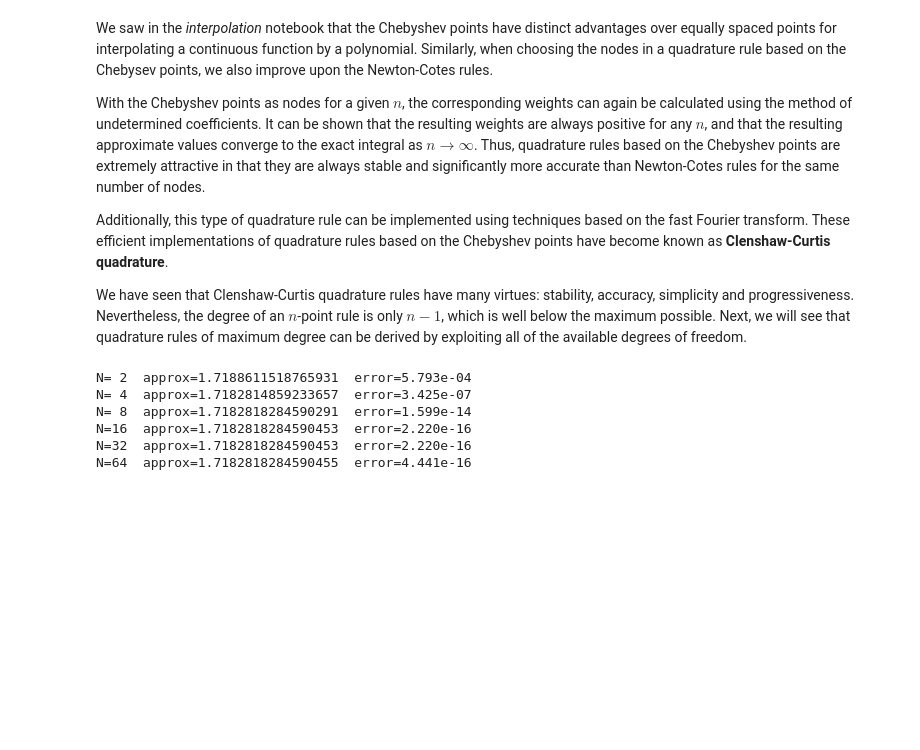
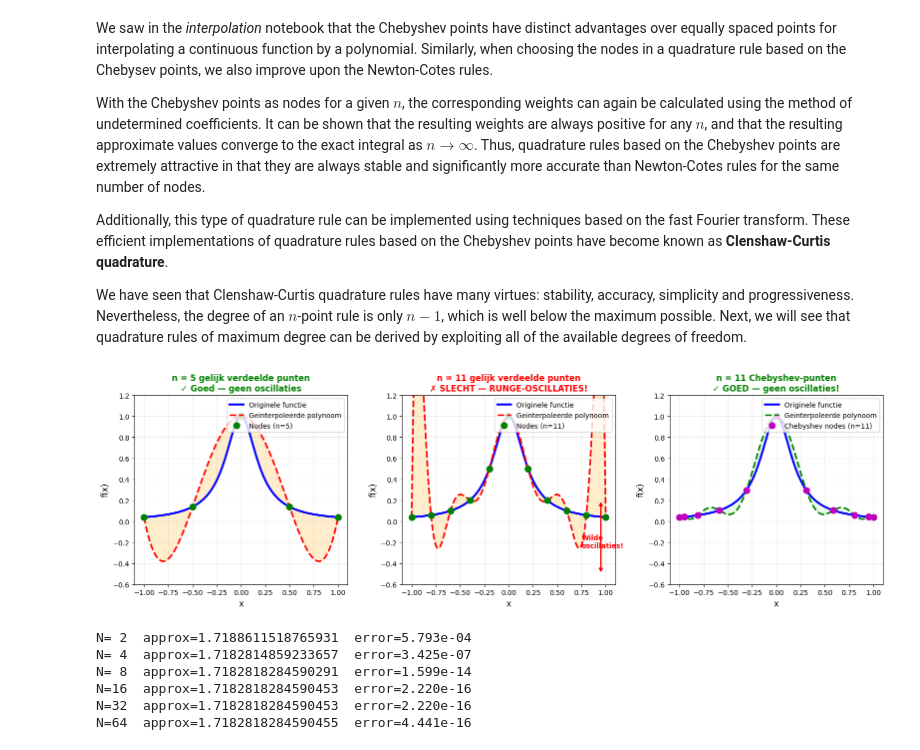
Before and after one commit to trcools/2e-bachelor-Fysica, a Jupyter notebook: Py4sci/notebooks/integration_differentiation.ipynb, the cells around one changed output. Saved outputs shown, nothing was run; the diff lists cells and outputs as text; code cells hidden in the pictures; blank space fills up the shorter version.

```diff
--- a/Py4sci/notebooks/integration_differentiation.ipynb
+++ b/Py4sci/notebooks/integration_differentiation.ipynb
@@ -451,6 +538,106 @@ known as **Clenshaw-Curtis quadrature**.
 We have seen that Clenshaw-Curtis quadrature rules have many virtues: stability, accuracy, simplicity and progressiveness.
 Nevertheless, the degree of an $n$-point rule is only $n − 1$, which is well below the maximum possible.
 Next, we will see that quadrature rules of maximum degree can be derived by exploiting all of the available degrees of freedom.
+# %%
+def plot_runge_phenomenon():
+    """Visualiseer het Runge-fenomeen: waarom gelijk verdeelde punten slecht zijn."""
+
+    def runge_function(x):
+        """De beroemde Runge-functie."""
+        return 1 / (1 + 25 * x**2)
+
+    plt.close("runge")
+    fig, axes = plt.subplots(1, 3, figsize=(16, 5), num="runge")
+
+    x_smooth = np.linspace(-1, 1, 300)  # Voor gladde curve
+    y_smooth = runge_function(x_smooth)
+
+    # ========================================================================
+    # Plot 1: n = 5 punten (nog redelijk)
+    # ========================================================================
+    ax = axes[0]
+    n = 5
+    x_nodes = np.linspace(-1, 1, n)
+    y_nodes = runge_function(x_nodes)
+
+    # Interpolatiepolynoom
+    poly = np.poly1d(np.polyfit(x_nodes, y_nodes, n-1))
+    y_poly = poly(x_smooth)
+
+    ax.plot(x_smooth, y_smooth, "b-", linewidth=3, label="Originele functie")
+    ax.plot(x_smooth, y_poly, "r--", linewidth=2.5, label="Geïnterpoleerde polynoom")
+    ax.plot(x_nodes, y_nodes, "go", markersize=9, label=f"Nodes (n={n})")
+    ax.fill_between(x_smooth, y_smooth, y_poly, alpha=0.2, color="orange")
+
+    ax.set_xlabel("x", fontsize=12)
+    ax.set_ylabel("f(x)", fontsize=12)
+    ax.set_title(f"n = {n} gelijk verdeelde punten\n✓ Goed — geen oscillaties",
+                 fontsize=12, fontweight="bold", color="green")
+    ax.legend(fontsize=10, loc="upper right")
+    ax.grid(True, alpha=0.3)
+    ax.set_ylim([-0.6, 1.2])
+
+    # ========================================================================
+    # Plot 2: n = 11 punten (RUNGE-FENOMEEN!)
+    # ========================================================================
+    ax = axes[1]
+    n = 11
+    x_nodes = np.linspace(-1, 1, n)
+    y_nodes = runge_function(x_nodes)
+
+    poly = np.poly1d(np.polyfit(x_nodes, y_nodes, n-1))
+    y_poly = poly(x_smooth)
+
+    ax.plot(x_smooth, y_smooth, "b-", linewidth=3, label="Originele functie")
+    ax.plot(x_smooth, y_poly, "r--", linewidth=2.5, label="Geïnterpoleerde polynoom")
+    ax.plot(x_nodes, y_nodes, "go", markersize=9, label=f"Nodes (n={n})")
+    ax.fill_between(x_smooth, y_smooth, y_poly, alpha=0.2, color="orange")
+
+    # Highlight oscillaties
+    ax.set_xlabel("x", fontsize=12)
+    ax.set_ylabel("f(x)", fontsize=12)
+    ax.set_title(f"n = {n} gelijk verdeelde punten\n✗ SLECHT — RUNGE-OSCILLATIES!",
+                 fontsize=12, fontweight="bold", color="red")
+    ax.legend(fontsize=10, loc="upper right")
+    ax.grid(True, alpha=0.3)
+    ax.set_ylim([-0.6, 1.2])
+
+    # Annotatie
+    ax.annotate("", xy=(0.95, -0.5), xytext=(0.95, 0.2),
+                arrowprops=dict(arrowstyle="<->", color="red", lw=2))
+    ax.text(0.75, -0.25, "Wilde\noscillaties!", fontsize=10, color="red", fontweight="bold")
+
+    # ========================================================================
+    # Plot 3: n = 11, maar Chebyshev-punten (veel beter!)
+    # ========================================================================
+    ax = axes[2]
+    n = 11
+    # Chebyshev punten zijn NIET gelijk verdeeld — meer aan de randen
+    x_nodes = np.cos(np.pi * np.arange(n) / (n - 1))
+    y_nodes = runge_function(x_nodes)
+
+    poly = np.poly1d(np.polyfit(x_nodes, y_nodes, n-1))
+    y_poly = poly(x_smooth)
+
+    ax.plot(x_smooth, y_smooth, "b-", linewidth=3, label="Originele functie")
+    ax.plot(x_smooth, y_poly, "g--", linewidth=2.5, label="Geïnterpoleerde polynoom")
+    ax.plot(x_nodes, y_nodes, "mo", markersize=9, label=f"Chebyshev nodes (n={n})")
+    ax.fill_between(x_smooth, y_smooth, y_poly, alpha=0.2, color="lightgreen")
+
+    ax.set_xlabel("x", fontsize=12)
+    ax.set_ylabel("f(x)", fontsize=12)
+    ax.set_title(f"n = {n} Chebyshev-punten\n✓ GOED — geen oscillaties!",
+                 fontsize=12, fontweight="bold", color="green")
+    ax.legend(fontsize=10, loc="upper right")
+    ax.grid(True, alpha=0.3)
+    ax.set_ylim([-0.6, 1.2])
+
+    plt.tight_layout()
+    plt.show()
+
+plot_runge_phenomenon()
+# %% [output]
+[figure, added]
 # %%
 import numpy as np
 
```
Also changed, not shown: parts of 5 cells of this notebook, 10 other files.
